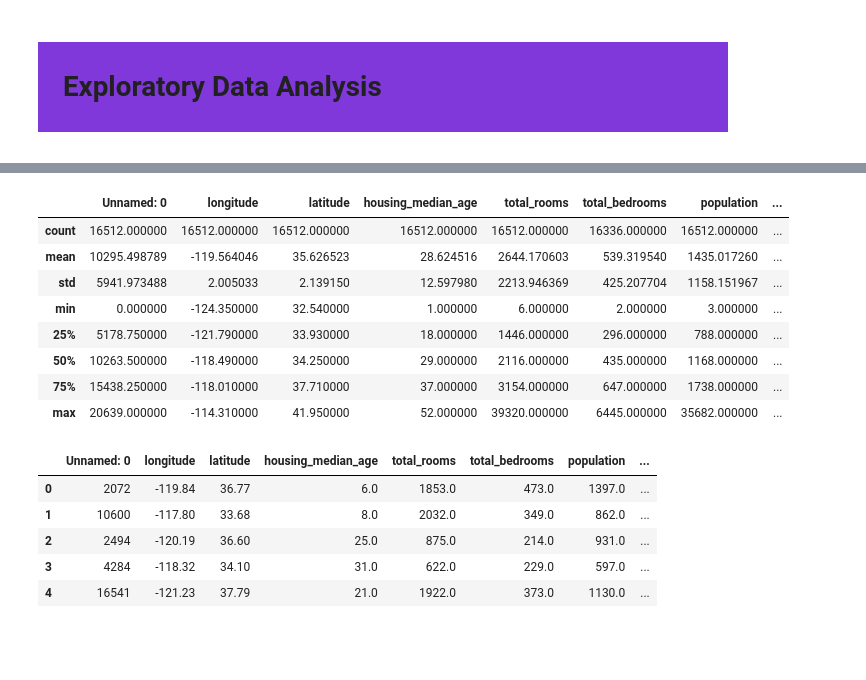
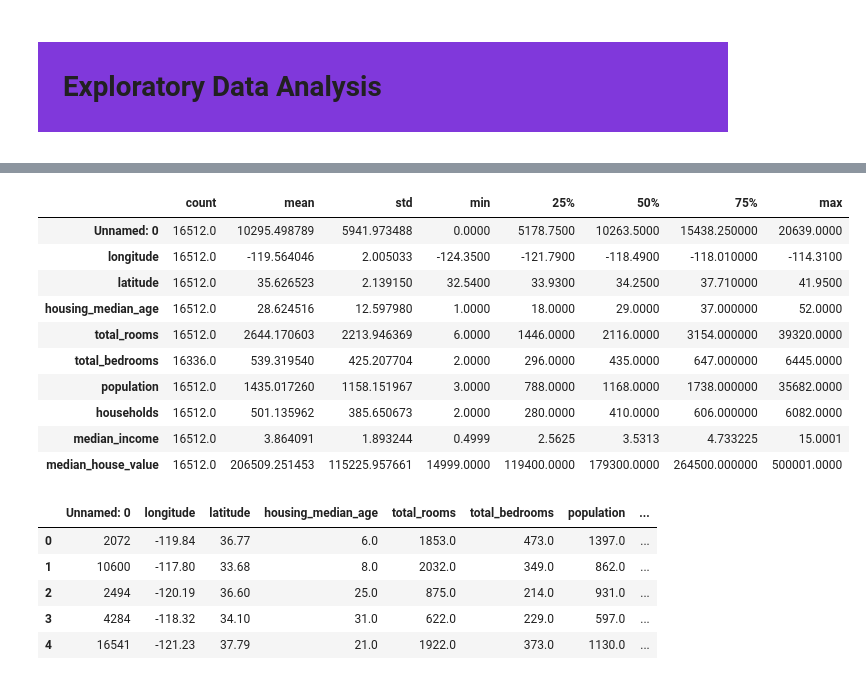
Before and after one commit to lauradesjacques/projet-IA-immobilier, a Jupyter notebook: Notebook_EDA.ipynb, the cells around one changed output, grey strips where cells are left out. Saved outputs shown, nothing was run; the diff lists cells and outputs as text; code cells hidden in the pictures; blank space fills up the shorter version.

```diff
--- a/Notebook_EDA.ipynb
+++ b/Notebook_EDA.ipynb
@@ -27,4 +25,4 @@ import des libraries et dataset
 # %%
-data = pd.read_csv("./data/train_data.csv")
-data
+train = pd.read_csv("./data/train_data.csv")
+train.shape
 # %% [output]
@@ -51,13 +67,15 @@ np.random.seed(0)
 # %%
-data.describe()
+train.describe().T
 # %% [output]
-|  | Unnamed: 0 | longitude | latitude | housing_median_age | total_rooms | total_bedrooms | population | ... |
-| count | 16512.000000 | 16512.000000 | 16512.000000 | 16512.000000 | 16512.000000 | 16336.000000 | 16512.000000 | ... |
-| mean | 10295.498789 | -119.564046 | 35.626523 | 28.624516 | 2644.170603 | 539.319540 | 1435.017260 | ... |
-| std | 5941.973488 | 2.005033 | 2.139150 | 12.597980 | 2213.946369 | 425.207704 | 1158.151967 | ... |
-| min | 0.000000 | -124.350000 | 32.540000 | 1.000000 | 6.000000 | 2.000000 | 3.000000 | ... |
-| 25% | 5178.750000 | -121.790000 | 33.930000 | 18.000000 | 1446.000000 | 296.000000 | 788.000000 | ... |
-| 50% | 10263.500000 | -118.490000 | 34.250000 | 29.000000 | 2116.000000 | 435.000000 | 1168.000000 | ... |
-| 75% | 15438.250000 | -118.010000 | 37.710000 | 37.000000 | 3154.000000 | 647.000000 | 1738.000000 | ... |
-| max | 20639.000000 | -114.310000 | 41.950000 | 52.000000 | 39320.000000 | 6445.000000 | 35682.000000 | ... |
+|  | count | mean | std | min | 25% | 50% | 75% | max |
+| Unnamed: 0 | 16512.0 | 10295.498789 | 5941.973488 | 0.0000 | 5178.7500 | 10263.5000 | 15438.250000 | 20639.0000 |
+| longitude | 16512.0 | -119.564046 | 2.005033 | -124.3500 | -121.7900 | -118.4900 | -118.010000 | -114.3100 |
+| latitude | 16512.0 | 35.626523 | 2.139150 | 32.5400 | 33.9300 | 34.2500 | 37.710000 | 41.9500 |
+| housing_median_age | 16512.0 | 28.624516 | 12.597980 | 1.0000 | 18.0000 | 29.0000 | 37.000000 | 52.0000 |
+| total_rooms | 16512.0 | 2644.170603 | 2213.946369 | 6.0000 | 1446.0000 | 2116.0000 | 3154.000000 | 39320.0000 |
+| total_bedrooms | 16336.0 | 539.319540 | 425.207704 | 2.0000 | 296.0000 | 435.0000 | 647.000000 | 6445.0000 |
+| population | 16512.0 | 1435.017260 | 1158.151967 | 3.0000 | 788.0000 | 1168.0000 | 1738.000000 | 35682.0000 |
+| households | 16512.0 | 501.135962 | 385.650673 | 2.0000 | 280.0000 | 410.0000 | 606.000000 | 6082.0000 |
+| median_income | 16512.0 | 3.864091 | 1.893244 | 0.4999 | 2.5625 | 3.5313 | 4.733225 | 15.0001 |
+| median_house_value | 16512.0 | 206509.251453 | 115225.957661 | 14999.0000 | 119400.0000 | 179300.0000 | 264500.000000 | 500001.0000 |
 # %%
```
Also changed, not shown: parts of 16 cells of this notebook, 3 other files.
